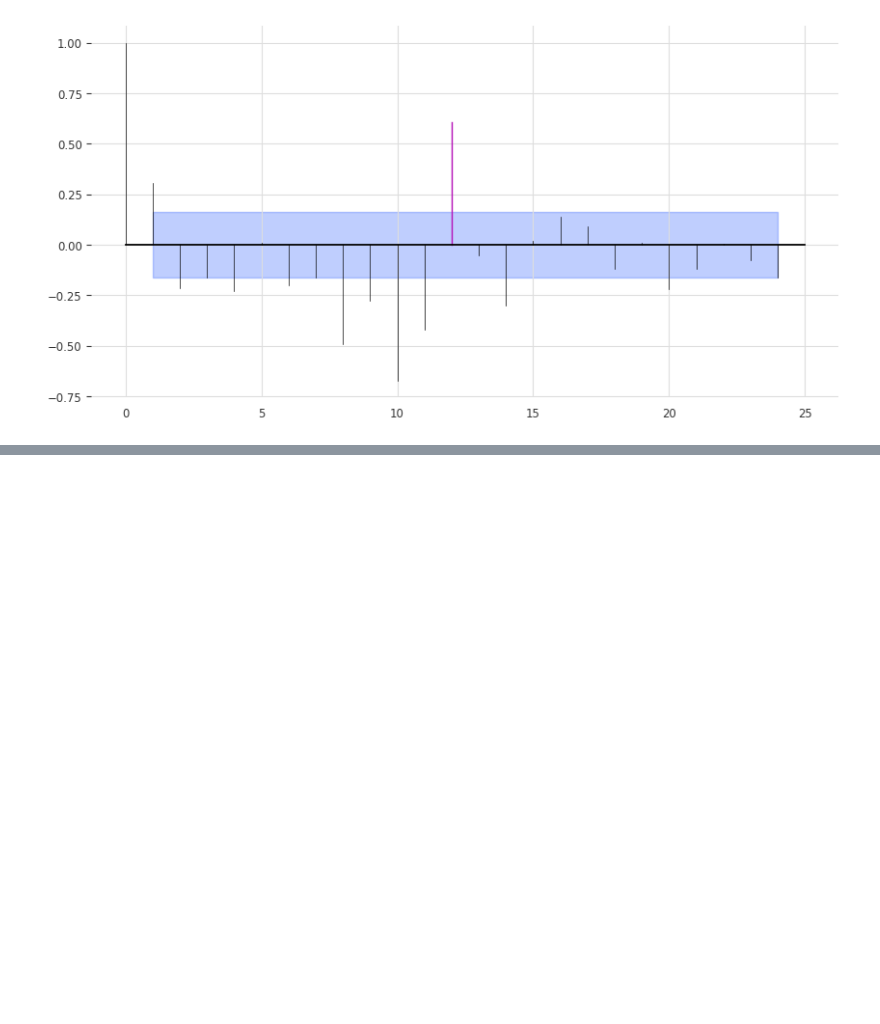
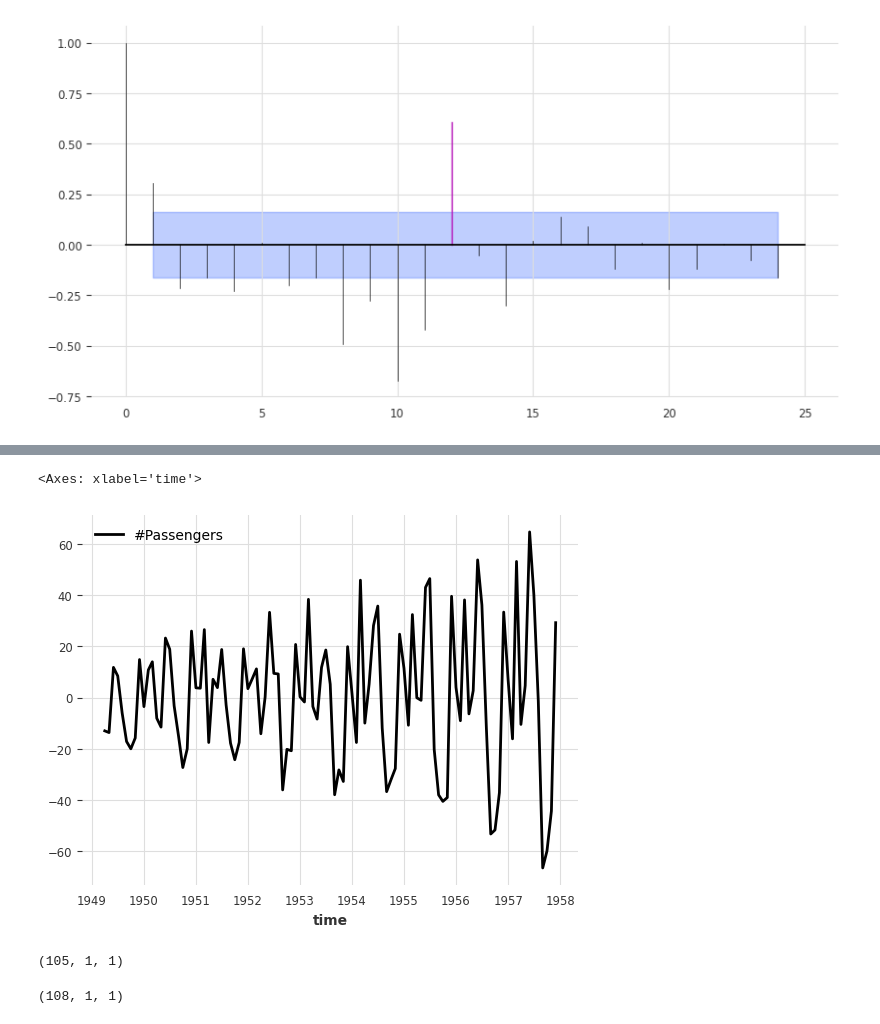
Before and after one commit to navin-prasath-s/StockTimeSeries, a Jupyter notebook: Notebooks/ToyDataPlay.ipynb, the cells around one changed output, grey strips where cells are left out. Drawn from its saved outputs; the diff is of its cells as text; code cells hidden in the pictures; blank space fills up the shorter version.

```diff
--- a/Notebooks/ToyDataPlay.ipynb
+++ b/Notebooks/ToyDataPlay.ipynb
@@ -88,0 +160,13 @@ plot_pacf(Diff(lags=1).fit_transform(passengers_series), m=12)
+# %%
+res.plot()
+# %% [output]
+<Axes: xlabel='time'>
+[figure, added]
+# %%
+res.shape
+# %% [output]
+(105, 1, 1)
+# %%
+p_train.shape
+# %% [output]
+(108, 1, 1)
```
Also changed, not shown: parts of 13 cells of this notebook, 5 other files.
